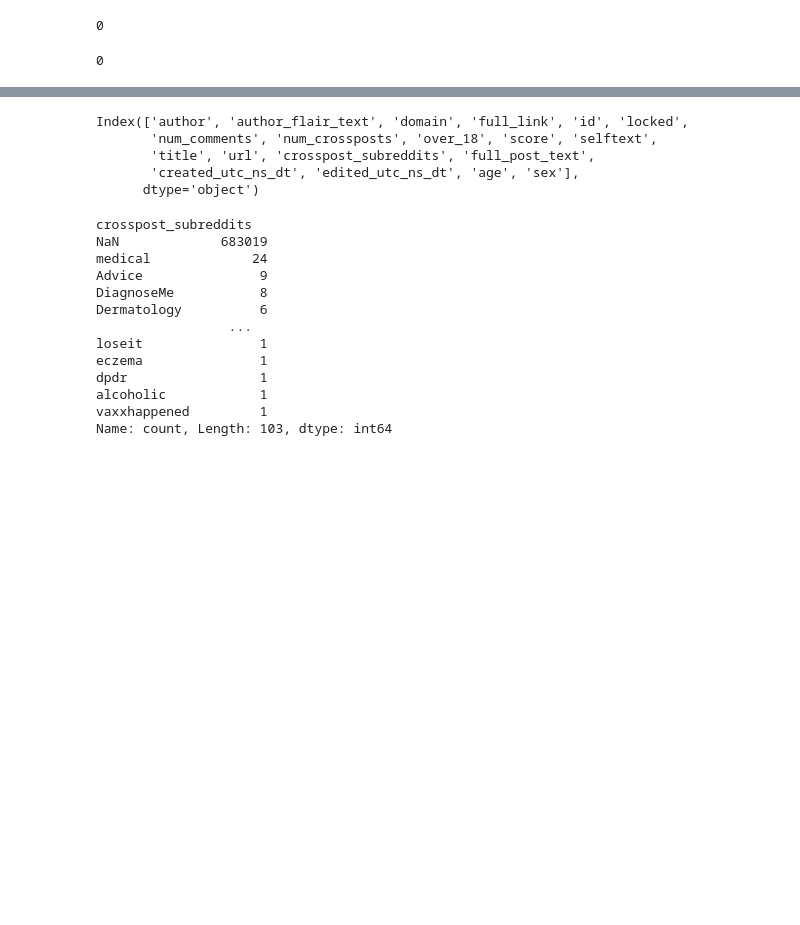
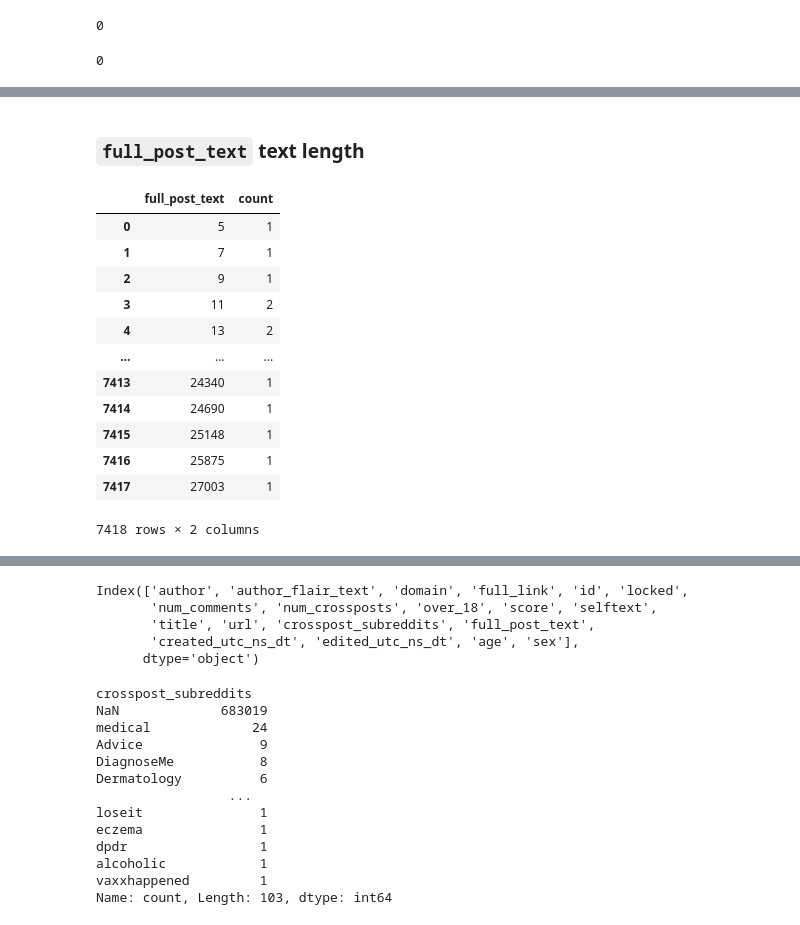
Before and after one commit to 33eyes/reddit-askdocs-analysis, a Jupyter notebook: 06_eda.ipynb, the cells around one changed output, grey strips where cells are left out. Cells and saved outputs as stored; diff of their text form; code cells hidden in the pictures; blank space fills up the shorter version.

```diff
--- a/06_eda.ipynb
+++ b/06_eda.ipynb
@@ -1025,0 +1108,2 @@ len(df[df['title'] == ''])
+# %% [markdown]
+### `full_post_text` text length
@@ -1025,0 +1112,17 @@ len(df[df['title'] == ''])
+# %%
+full_post_text_length_vc = df['full_post_text'].str.len().value_counts().sort_index().reset_index()
+full_post_text_length_vc
+# %% [output]
+|  | full_post_text | count |
+| 0 | 5 | 1 |
+| 1 | 7 | 1 |
+| 2 | 9 | 1 |
+| 3 | 11 | 2 |
+| 4 | 13 | 2 |
+| ... | ... | ... |
+| 7413 | 24340 | 1 |
+| 7414 | 24690 | 1 |
+| 7415 | 25148 | 1 |
+| 7416 | 25875 | 1 |
+| 7417 | 27003 | 1 |
+7418 rows × 2 columns
```
Also changed, not shown: parts of 33 cells of this notebook.
